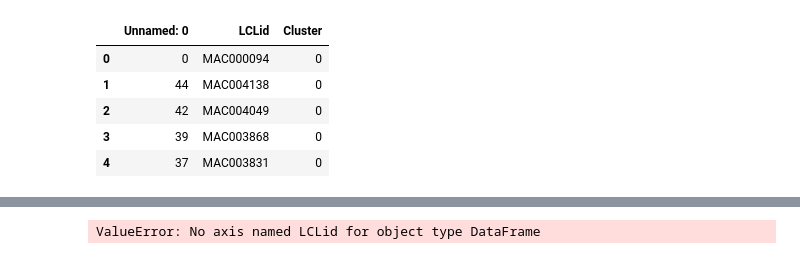
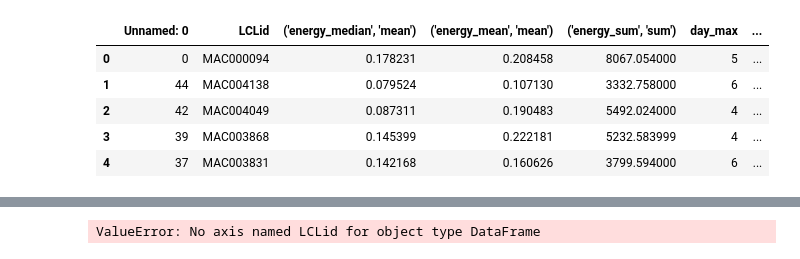
Before and after one commit to tnmthai/PowerNet, a Jupyter notebook: clustering.ipynb, the cells around one changed output, grey strips where cells are left out. Saved outputs shown, nothing was run; the diff lists cells and outputs as text; code cells hidden in the pictures.

```diff
--- a/clustering.ipynb
+++ b/clustering.ipynb
@@ -110,13 +103,13 @@ clustered_data
 DFS = pd.DataFrame(clustered_data)
 DFS.to_csv(r'SUMclustersa.csv')
 # %%
-dc = pd.read_csv(r"SUMclusters.csv")
+dc = pd.read_csv(r"SUMclustersa.csv")
 dc.head()
 # %% [output]
-|  | Unnamed: 0 | LCLid | Cluster |
-| 0 | 0 | MAC000094 | 0 |
-| 1 | 44 | MAC004138 | 0 |
-| 2 | 42 | MAC004049 | 0 |
-| 3 | 39 | MAC003868 | 0 |
-| 4 | 37 | MAC003831 | 0 |
+|  | Unnamed: 0 | LCLid | ('energy_median', 'mean') | ('energy_mean', 'mean') | ('energy_sum', 'sum') | day_max | ... |
+| 0 | 0 | MAC000094 | 0.178231 | 0.208458 | 8067.054000 | 5 | ... |
+| 1 | 44 | MAC004138 | 0.079524 | 0.107130 | 3332.758000 | 6 | ... |
+| 2 | 42 | MAC004049 | 0.087311 | 0.190483 | 5492.024000 | 4 | ... |
+| 3 | 39 | MAC003868 | 0.145399 | 0.222181 | 5232.583999 | 4 | ... |
+| 4 | 37 | MAC003831 | 0.142168 | 0.160626 | 3799.594000 | 6 | ... |
 # %%
```
Also changed, not shown: parts of 8 cells of this notebook.
